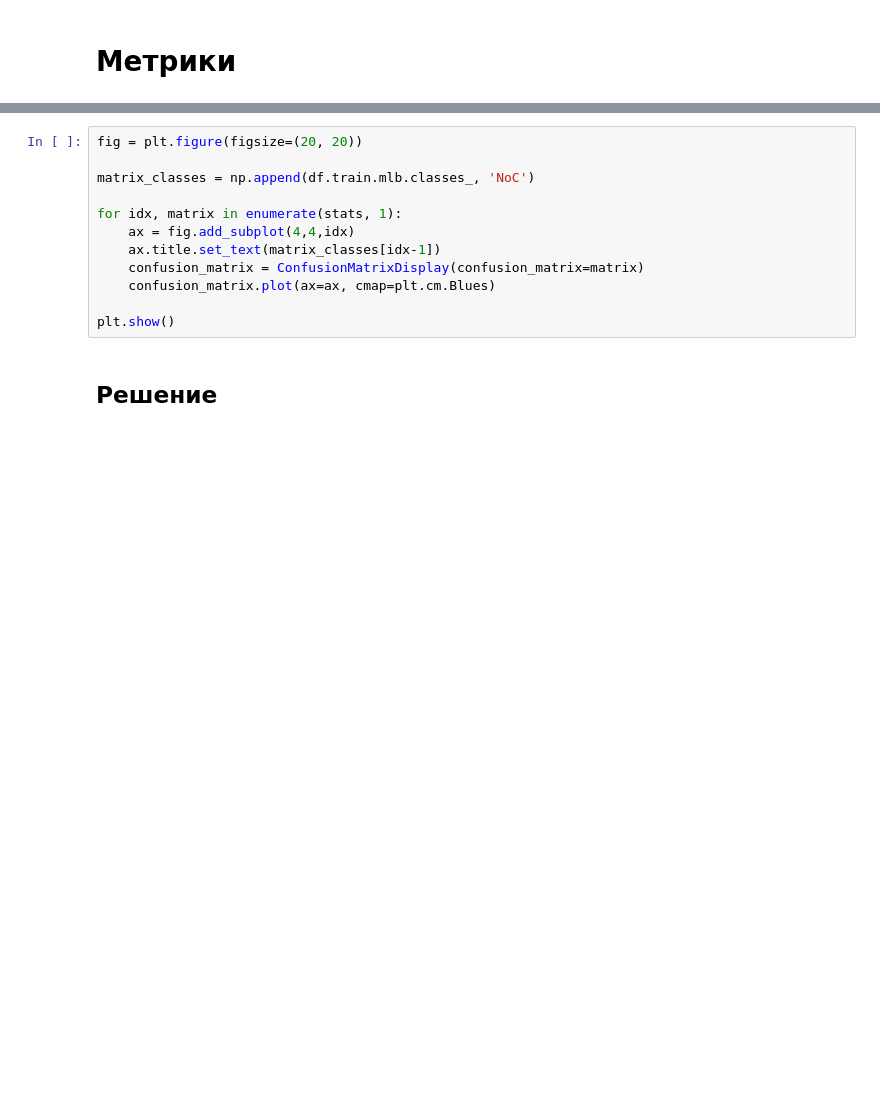
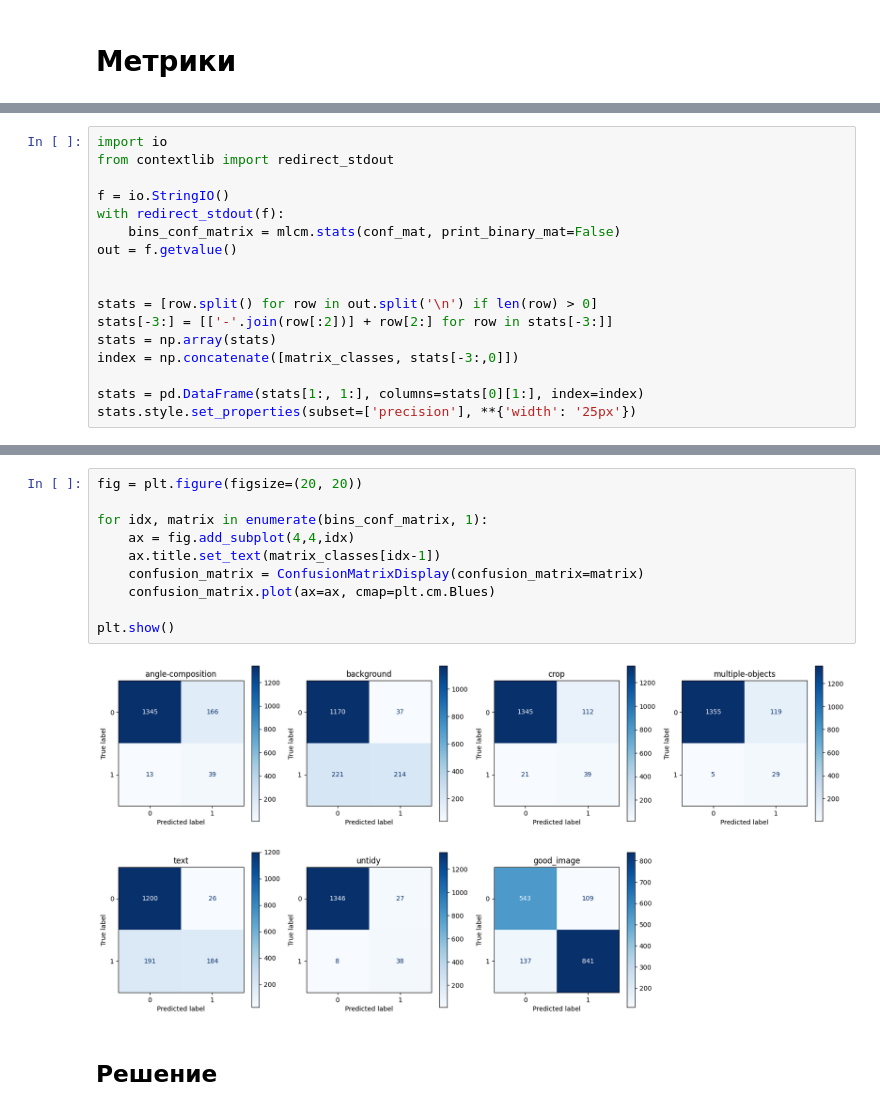
Before and after one commit to Luzinsan/intership, a Jupyter notebook: ex2/EX2_Quality.ipynb, the cells around one changed output, grey strips where cells are left out. Saved outputs shown, nothing was run; the diff lists cells and outputs as text; blank space fills up the shorter version.

```diff
--- a/ex2/EX2_Quality.ipynb
+++ b/ex2/EX2_Quality.ipynb
@@ -769,0 +979,17 @@ len(df.test)
+# %%
+import io
+from contextlib import redirect_stdout
+
+f = io.StringIO()
+with redirect_stdout(f):
+    bins_conf_matrix = mlcm.stats(conf_mat, print_binary_mat=False)
+out = f.getvalue()
+
+
+stats = [row.split() for row in out.split('\n') if len(row) > 0]
+stats[-3:] = [['-'.join(row[:2])] + row[2:] for row in stats[-3:]]
+stats = np.array(stats)
+index = np.concatenate([matrix_classes, stats[-3:,0]])
+
+stats = pd.DataFrame(stats[1:, 1:], columns=stats[0][1:], index=index)
+stats.style.set_properties(subset=['precision'], **{'width': '25px'})
@@ -770,15 +1008,15 @@ len(df.test)
 # %%
 fig = plt.figure(figsize=(20, 20))
 
-matrix_classes = np.append(df.train.mlb.classes_, 'NoC')
-
-for idx, matrix in enumerate(stats, 1):
+for idx, matrix in enumerate(bins_conf_matrix, 1):
     ax = fig.add_subplot(4,4,idx)
     ax.title.set_text(matrix_classes[idx-1])
     confusion_matrix = ConfusionMatrixDisplay(confusion_matrix=matrix)
     confusion_matrix.plot(ax=ax, cmap=plt.cm.Blues)
 
 plt.show()
+# %% [output]
+[figure, added]
 # %% [markdown]
 ## Решение
 # %%
```
Also changed, not shown: parts of 29 cells of this notebook, 3 other files.
